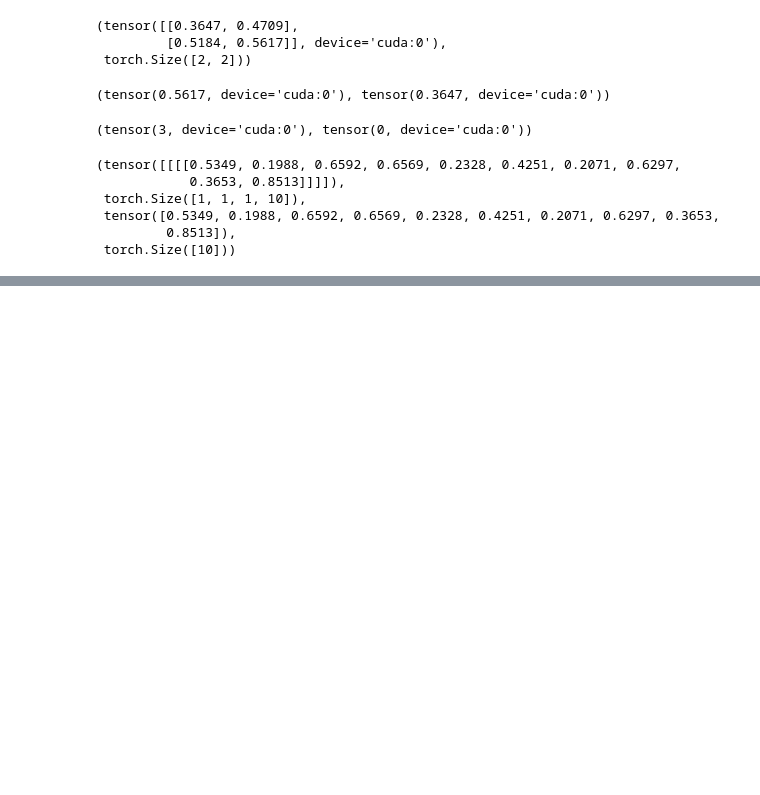
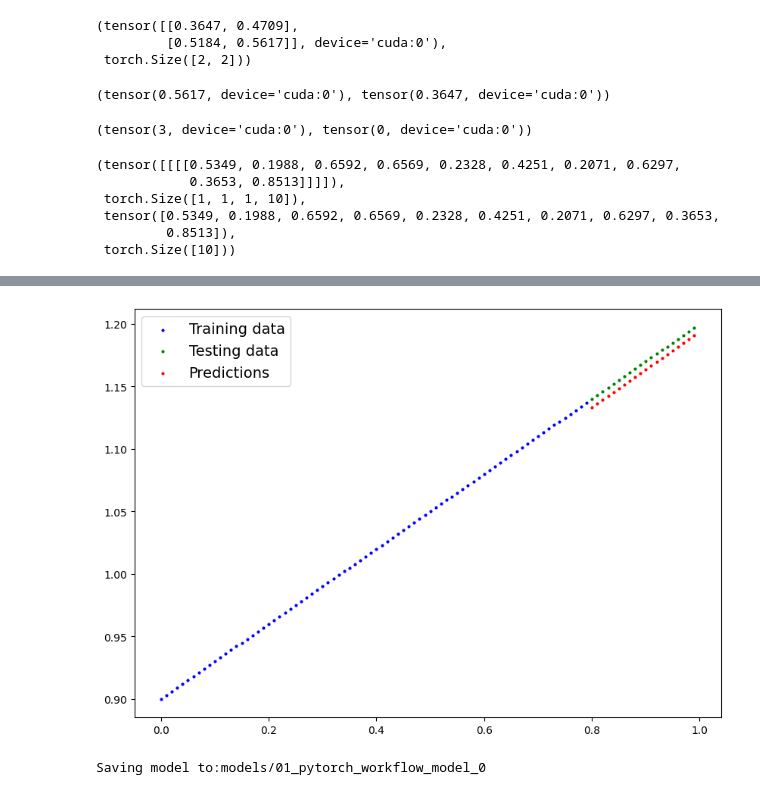
Before and after one commit to ritika-adk/AI_Ml-BootCamp, a Jupyter notebook: pytorch.ipynb, the cells around one changed output, grey strips where cells are left out. Saved outputs shown, nothing was run; the diff lists cells and outputs as text; code cells hidden in the pictures; blank space fills up the shorter version.

```diff
--- a/pytorch.ipynb
+++ b/pytorch.ipynb
@@ -118,0 +275,9 @@ tensor,tensor.shape,new_tensor,new_tensor.shape
+# %%
+#4 Make predictions with the trained model on the test data
+
+#put the model in evaluation mode
+model_0.eval()
+
+with torch.inference_mode():
+  y_preds=model_0(X_test)
+y_preds
@@ -118,0 +305,25 @@ tensor,tensor.shape,new_tensor,new_tensor.shape
+# %%
+
+
+# Plot the predictions (these may need to be on a specific device)
+plot_predictions(predictions = y_preds.cpu())
+# %% [output]
+[figure, added]
+# %%
+#5 Save your trained models state_dict to file
+
+from pathlib import Path
+
+#creating models dictionary
+MODEL_PATH=Path("models")
+MODEL_PATH.mkdir(parents=True,exist_ok=True)
+
+#creating model save path
+MODEL_NAME="01_pytorch_workflow_model_0"
+MODEL_SAVE_PATH=MODEL_PATH/MODEL_NAME
+
+#saving the model state dict
+print(f"Saving model to:{MODEL_SAVE_PATH}")
+torch.save(obj = model_0.state_dict(),f = MODEL_SAVE_PATH)
+# %% [output]
+Saving model to:models/01_pytorch_workflow_model_0
```
Also changed, not shown: parts of 11 cells of this notebook.
